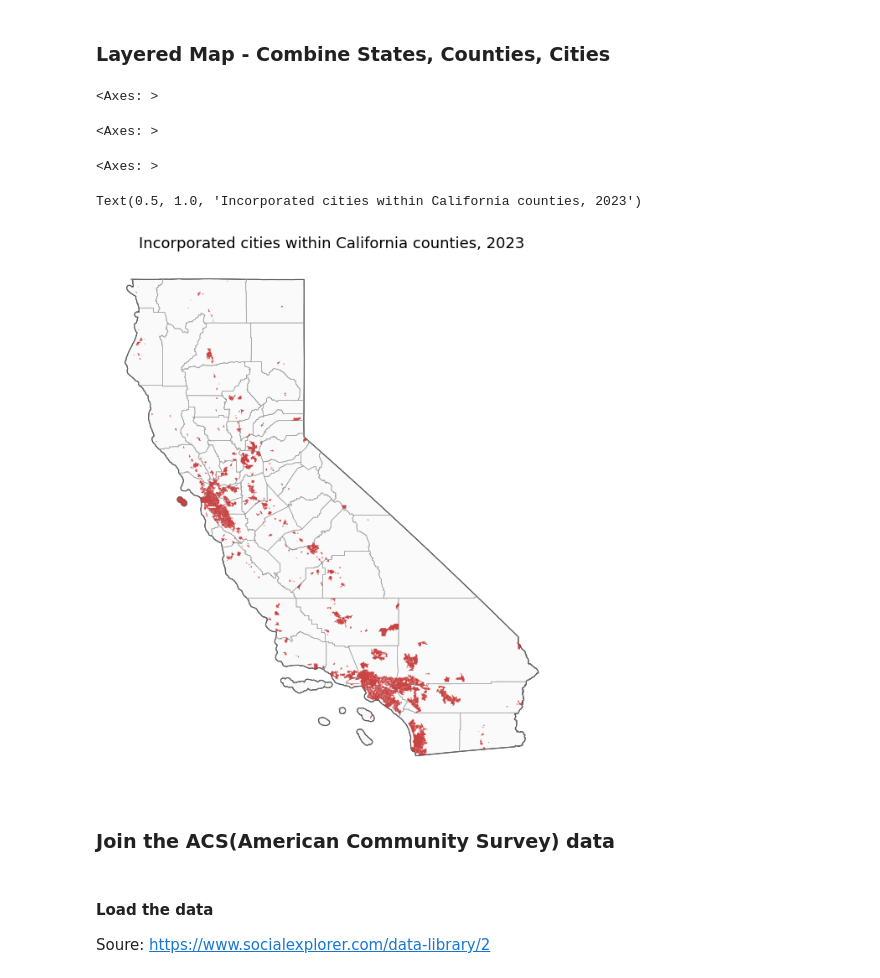
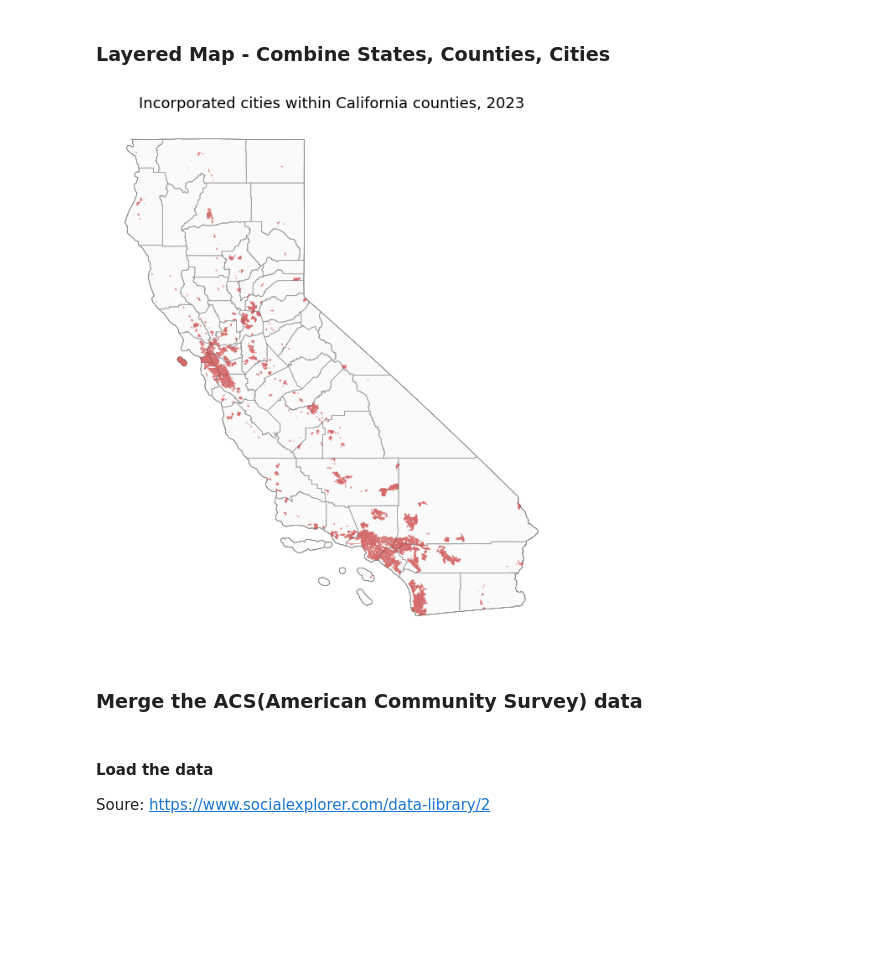
Before and after one commit to HowardChen0211/gisPy, a Jupyter notebook: ProblemSets_map.ipynb, the cells around one changed output. Saved outputs shown, nothing was run; the diff lists cells and outputs as text; code cells hidden in the pictures; blank space fills up the shorter version.

```diff
--- a/ProblemSets_map.ipynb
+++ b/ProblemSets_map.ipynb
@@ -161,6 +158,9 @@ Index(['STATEFP', 'COUNTYFP', 'COUNTYNS', 'GEOID', 'NAME', 'NAMELSAD', 'LSAD',
 cols = ["GEOID", "NAME", "NAMELSAD", "ALAND", "AWATER", "geometry"]
 counties = ca_counties[cols].copy() # don't alter the original data
 
+# Convert the GEOID dtypes
+counties["GEOID"] = counties["GEOID"].astype(int)
+
 print("Dimensions:", counties.shape)
 counties.head()
 # %% [output]
@@ -263,21 +259,17 @@ And there are three dense clusters(the Bay Area, the Los Angeles basin, and the
 # %%
 fig, ax = plt.subplots(figsize=(7, 9))
 
-state.plot(ax=ax, color="#fafafa", edgecolor="black", linewidth=0.8)
-counties.plot(ax=ax, color="none", edgecolor="#999999", linewidth=0.4)
-cities.plot(ax=ax, color="#c53030", linewidth=0, alpha=0.9)
+state.plot(ax=ax, color="#fafafa", edgecolor="black", linewidth=0.4)
+counties.plot(ax=ax, color="none", edgecolor="#999999", linewidth=0.5)
+cities.plot(ax=ax, color="#c53030", linewidth=0, alpha=0.7)
 
 ax.set_title("Incorporated cities within California counties, 2023", fontsize=13)
 ax.set_axis_off()
 plt.show()
 # %% [output]
-<Axes: >
-<Axes: >
-<Axes: >
-Text(0.5, 1.0, 'Incorporated cities within California counties, 2023')
-[figure, old version]
+[figure, new version]
 # %% [markdown]
-### Join the ACS(American Community Survey) data
+### Merge the ACS(American Community Survey) data
 # %% [markdown]
 #### Load the data
 
```
Also changed, not shown: parts of 37 cells of this notebook.
